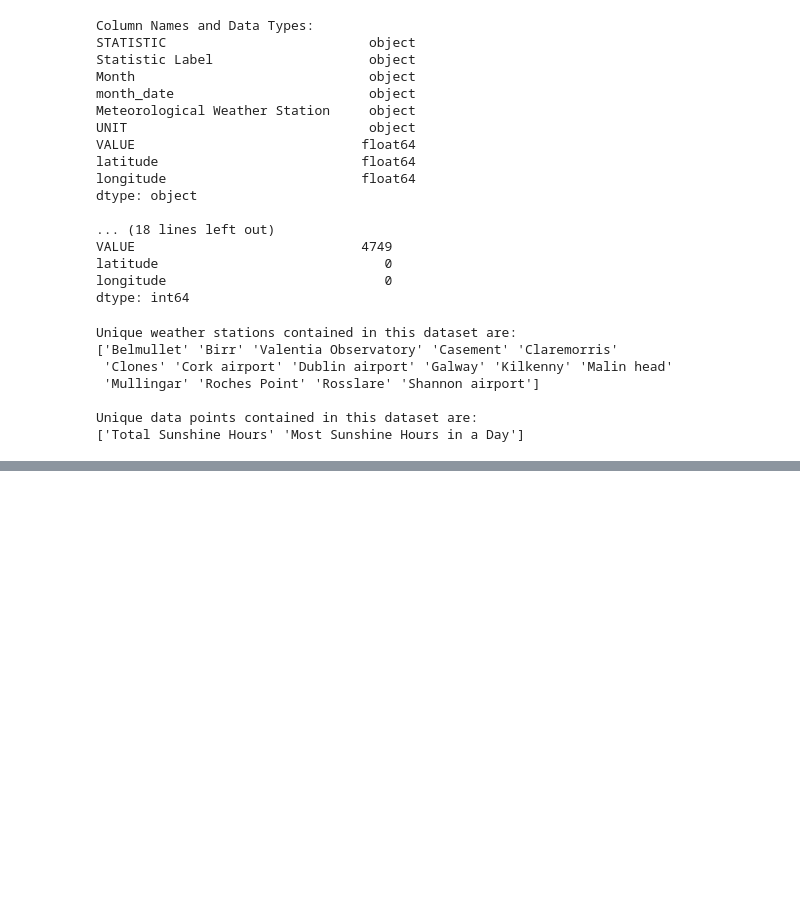
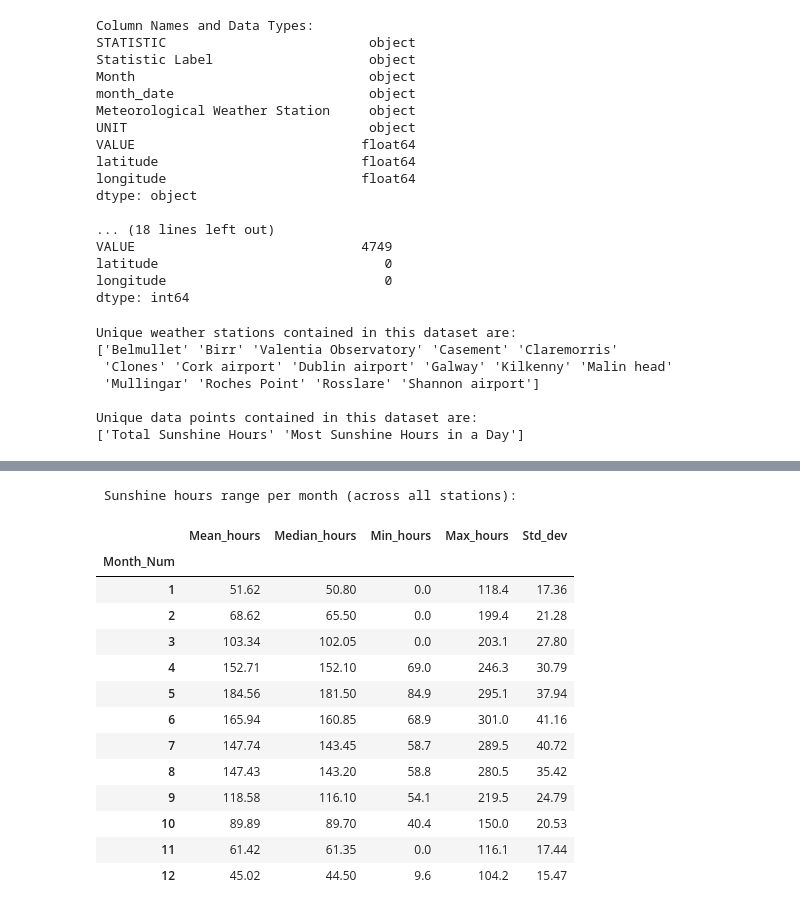
Before and after one commit to Hugo-van-Zyl/programming-for-data-analytics, a Jupyter notebook: Big Project/bigproject.ipynb, the cells around one changed output, grey strips where cells are left out. Saved outputs shown, nothing was run; the diff lists cells and outputs as text; code cells hidden in the pictures; blank space fills up the shorter version.

```diff
--- a/Big Project/bigproject.ipynb
+++ b/Big Project/bigproject.ipynb
@@ -138,0 +179,29 @@ Dataset for Most Sunshine Hours in a Day:
+# %%
+# Now I will calculate the average sunshine hours for each month
+# use .groupby to group the data per month number
+mean_by_month = df_totalsunshinehrs.groupby('Month_Num')['Sunshine_Hours'].agg([
+    ('Mean_hours', 'mean'), # calculate the mean
+    ('Median_hours', 'median'), # calculate the median
+    ('Min_hours', 'min'), # calculate the minimum value
+    ('Max_hours', 'max'), # calculate the maximum value
+    ('Std_dev', 'std'),]).round(2) # sort higest to lowest using mean hours and round figures to 2 decimals
+
+print("\n Sunshine hours range per month (across all stations):")
+display(mean_by_month) # show table
+# this gives us an insight which months have more sunlight hours than others
+# %% [output]
+ Sunshine hours range per month (across all stations):
+|  | Mean_hours | Median_hours | Min_hours | Max_hours | Std_dev |
+| Month_Num |  |  |  |  |  |
+| 1 | 51.62 | 50.80 | 0.0 | 118.4 | 17.36 |
+| 2 | 68.62 | 65.50 | 0.0 | 199.4 | 21.28 |
+| 3 | 103.34 | 102.05 | 0.0 | 203.1 | 27.80 |
+| 4 | 152.71 | 152.10 | 69.0 | 246.3 | 30.79 |
+| 5 | 184.56 | 181.50 | 84.9 | 295.1 | 37.94 |
+| 6 | 165.94 | 160.85 | 68.9 | 301.0 | 41.16 |
+| 7 | 147.74 | 143.45 | 58.7 | 289.5 | 40.72 |
+| 8 | 147.43 | 143.20 | 58.8 | 280.5 | 35.42 |
+| 9 | 118.58 | 116.10 | 54.1 | 219.5 | 24.79 |
+| 10 | 89.89 | 89.70 | 40.4 | 150.0 | 20.53 |
+| 11 | 61.42 | 61.35 | 0.0 | 116.1 | 17.44 |
+| 12 | 45.02 | 44.50 | 9.6 | 104.2 | 15.47 |
```
Also changed, not shown: parts of 3 cells of this notebook.
